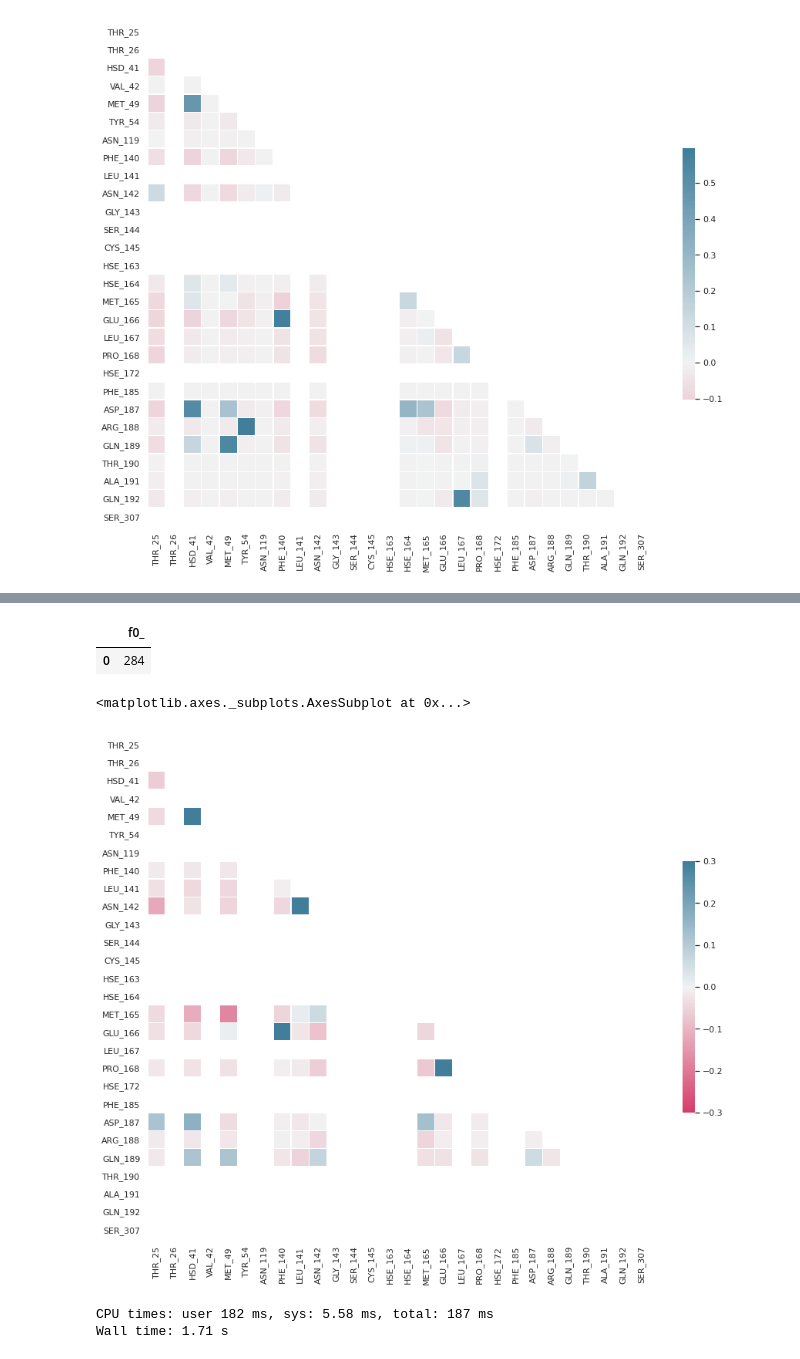
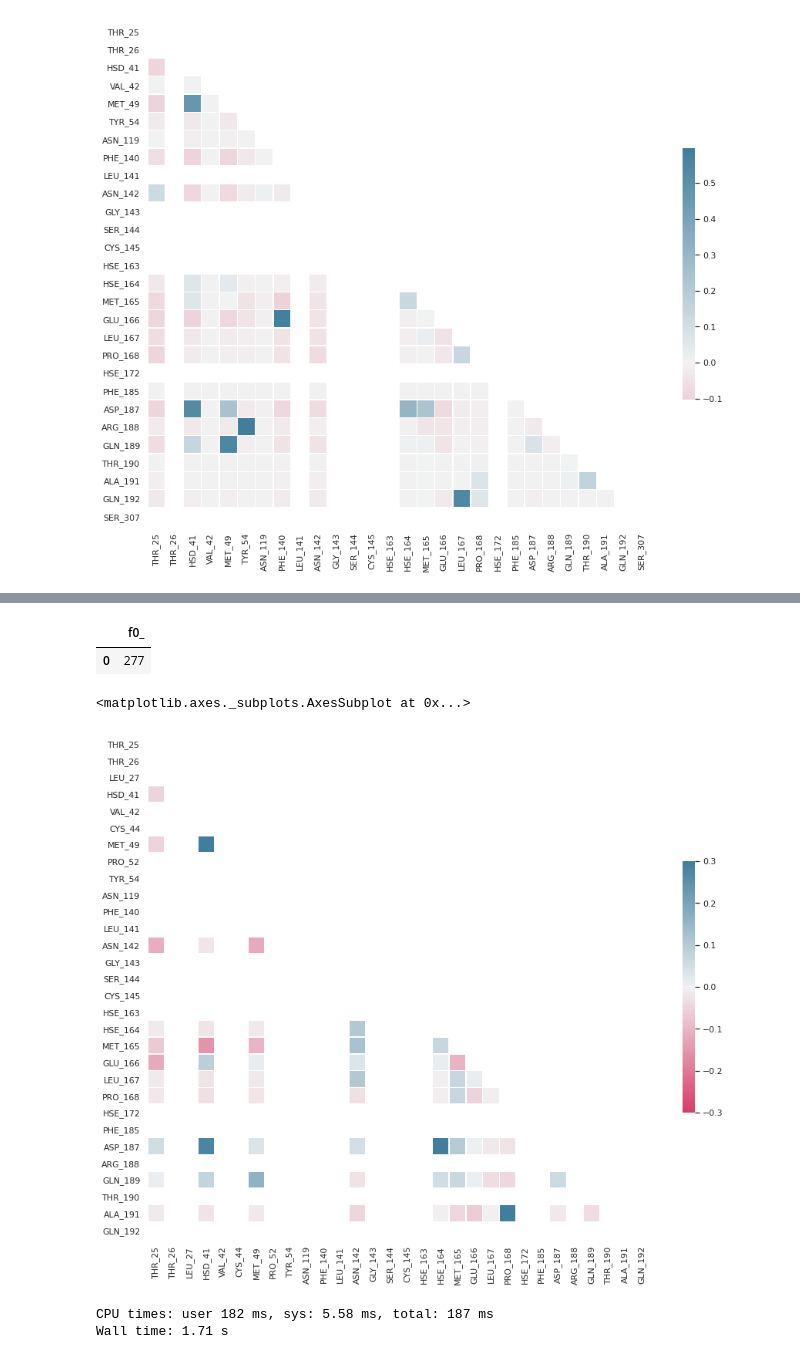
Before and after one commit to jglaser/gigadocking_notebooks, a Jupyter notebook: Gigadocking.ipynb, the cells around one changed output, grey strips where cells are left out. Saved outputs shown, nothing was run; the diff lists cells and outputs as text; code cells hidden in the pictures.

```diff
--- a/Gigadocking.ipynb
+++ b/Gigadocking.ipynb
@@ -186,9 +194,11 @@ sns.heatmap(corr, mask=mask, cmap=cmap, center=0,
+# %%
+import numpy as np
+columns_moonshot = sorted(np.unique(['_'.join(c.split('_')[:2]) for c in df.columns if c != 'string_field_0']), key=lambda x: int(x.split('_')[1]))
 # %%
 %%time
-q = "SELECT " + ", ".join(['CORR({}_AB,{}_AB)'.format(ci,cj) for ci in columns for cj in columns]) + \
+q = "SELECT " + ", ".join(['CORR({}_AB,{}_AB)'.format(ci,cj) for ci in columns_moonshot for cj in columns_moonshot]) + \
     """ FROM moonshot.mpro_features
-    INNER JOIN moonshot.diamond_compound_tracker ON STARTS_WITH(mpro_features.name,diamond_compound_tracker.Dataset)
-    INNER JOIN moonshot.activities ON activities.CID = diamond_compound_tracker.Compound_ID
+    INNER JOIN moonshot.activities ON activities.CID = mpro_features.string_field_0
     """
 from google.cloud import bigquery
 client = bigquery.Client(project=project_id)
@@ -199,27 +209,26 @@ Wall time: 1.53 s
 # %%
 %%bigquery --project $project_id
 SELECT COUNT(*) FROM moonshot.mpro_features
-    INNER JOIN moonshot.diamond_compound_tracker ON STARTS_WITH(mpro_features.name,diamond_compound_tracker.Dataset)
-    INNER JOIN moonshot.activities ON activities.CID = diamond_compound_tracker.Compound_ID
+    INNER JOIN moonshot.activities ON activities.CID = mpro_features.string_field_0
 # %% [output]
 |  | f0_ |
-| 0 | 284 |
+| 0 | 277 |
 # %%
 corr_moonshot = df_corr_moonshot.transpose()
-corr_moonshot = corr_moonshot.set_index(pd.MultiIndex.from_product([columns,columns]))#, names=["i", "j"]))
-corr_moonshot = corr_moonshot[0].unstack().reindex(columns)[columns]
+corr_moonshot = corr_moonshot.set_index(pd.MultiIndex.from_product([columns_moonshot,columns_moonshot]))#, names=["i", "j"]))
+corr_moonshot = corr_moonshot[0].unstack().reindex(columns_moonshot)[columns_moonshot]
 
 import seaborn as sns
 import matplotlib.pyplot as plt
 sns.set_theme(style="white")
 f, ax = plt.subplots(figsize=(15, 12))
 cmap = sns.diverging_palette(0, 230, as_cmap=True)
 mask = np.triu(np.ones_like(corr_moonshot, dtype=bool))
 sns.heatmap(corr_moonshot, mask=mask, cmap=cmap, center=0, vmax=0.3, vmin=-0.3,
             square=True, linewidths=.5, cbar_kws={"shrink": .5})
 # %% [output]
 <matplotlib.axes._subplots.AxesSubplot at 0x...>
-[figure, old version]
+[figure, new version]
 # %%
 %%time
 q = "SELECT " + ", ".join(['CORR({}_AB,{}_AB)'.format(ci,cj) for ci in columns for cj in columns]) + \
```
Also changed, not shown: parts of 15 cells of this notebook.
